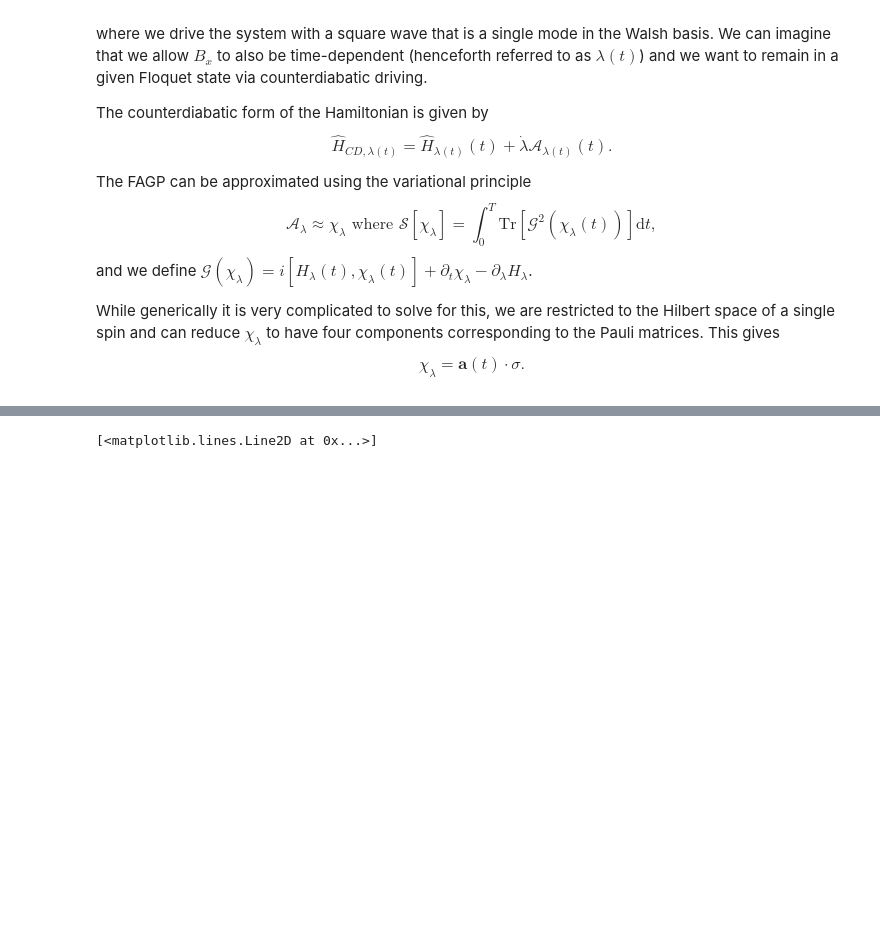
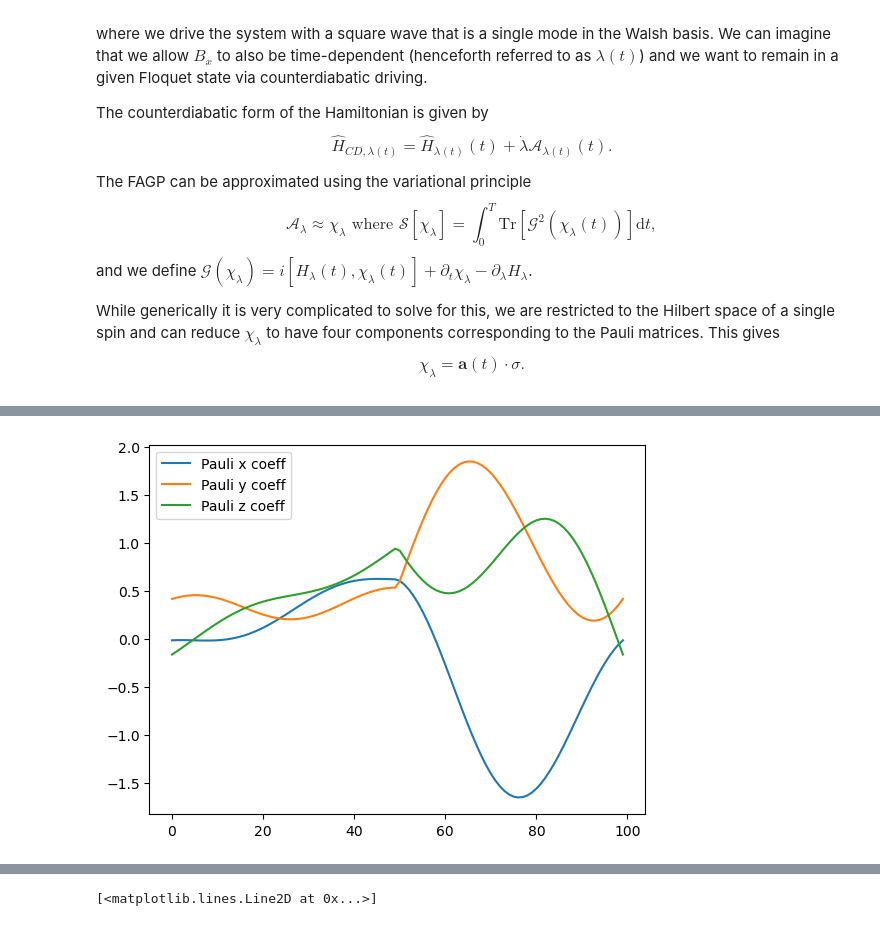
Before and after one commit to jwalkling/Walsh-FCD, a Jupyter notebook: src_code/notebooks/Walsh FCD.ipynb, the cells around one changed output, grey strips where cells are left out. Saved outputs shown, nothing was run; the diff lists cells and outputs as text; code cells hidden in the pictures; blank space fills up the shorter version.

Commit message:
Feat: Added check and a non-trunc calc
Non-trunc calc still buggy, need to fix it

```diff
--- a/src_code/notebooks/Walsh FCD.ipynb
+++ b/src_code/notebooks/Walsh FCD.ipynb
@@ -145,0 +308,77 @@ plt.imshow(np.abs(Deriv(32)))
+# %%
+#Calculate the AGP numerically without truncation since it is a simple two-level system
+
+#----------------
+#Find the Floquet Hamiltonian and Wlam
+#----------------
+
+def UT(Bz,g,lam, T):
+    return sp.expm(-1.j*(Bz*s3+(g-lam)*s1)*T/2)@sp.expm(-1.j*(Bz*s3+(g+lam)*s1)*T/2)
+
+def HFlam(Bz,g,lam, T):
+    #Takes float parameters Bz, g, A=lam, omega
+    #Returns 2 x 2 Floquet Hamiltonian
+
+    return 1.j/T*sp.logm(UT(Bz,g,lam,T)) #Floquet Hamiltonian is log of Floquet unitary.
+
+def Wlam(Bz, g, lam, T):
+    #Takes float parameters Bz, g, A=lam, omega
+    #Returns 2 x 2 matrix Wlam_{i,j}
+
+
+    eigvals, eigvecs = np.linalg.eigh(HFlam(Bz,g,lam,T)) #Diagonalise HFlam
+
+    return eigvecs
+
+
+#---------------
+# Find the micromotion operator
+#---------------
+
+def Ulam(t, Bz, g, lam, T):
+    NC = t//T #Find the number of complete cycles
+    tr = t%T #Find the time remaining after complete cycles.
+
+    U_strob=np.linalg.matrix_power(UT(Bz,g,lam,T), int(NC))
+
+    if tr < T/2:
+        return sp.expm(-1.j*(Bz*s3+(g+lam)*s1)*tr)@U_strob
+    else:
+        return sp.expm(-1.j*(Bz*s3+(g-lam)*s1)*(tr-T/2))@sp.expm(-1.j*(Bz*s3+(g+lam)*s1)*T/2)@U_strob
+
+def Plam(t, Bz, g, lam, T):
+    return sp.expm(1.j*HFlam(Bz,g,lam,T)*t)@Ulam(t,Bz,g,lam,T) #Micromotion operator
+
+
+#---------------
+# Calculate AGP
+#---------------
+
+#To do the lambda derivative, we are going to take a small difference in lambda between them.
+#Define WW=W_{\lambda+deltalambda} W_lambda^dagger to save the effort of re-calculating this.
+def AGPlam_num(t, Bz, g, lam, T, dl, WW):
+    P2W2W1P1= Plam(t,Bz,g,lam+dl,T)@WW@(Plam(t,Bz,g,lam,T).conj().T)
+    return 1.j*(P2W2W1P1-np.eye(2))/dl
+
+def AGPlamPlot(Bz, g, lam, T):
+    #Define the desired parameters
+    dl=0.01 #Step-size for the derivative
+    WW=Wlam(Bz, g, lam+dl, T)@(Wlam(Bz, g, lam, T).conj().T) #Find the W product
+
+    #Define the t range for plotting
+    Nt=100
+    tvals=np.linspace(0,T,Nt)
+    funcs=np.empty((3,Nt), dtype="complex")#Storing the time-dependence of the different parts
+    for i,t in enumerate(tvals):
+        AGP_num=AGPlam_num(t,Bz,g,lam, T,dl,WW)
+        funcs[0,i], funcs[1,i], funcs[2,i]=PauliDecompose(AGP_num)
+
+    plt.plot(funcs[0,:], label="Pauli x coeff")
+    plt.plot(funcs[1,:], label="Pauli y coeff")
+    plt.plot(funcs[2,:], label="Pauli z coeff")
+    plt.legend()
+    plt.show()
+
+AGPlamPlot(1,0.5,0.3, 2*np.pi)
+# %% [output]
+[figure, added]
```
Also changed, not shown: parts of 24 cells of this notebook.
